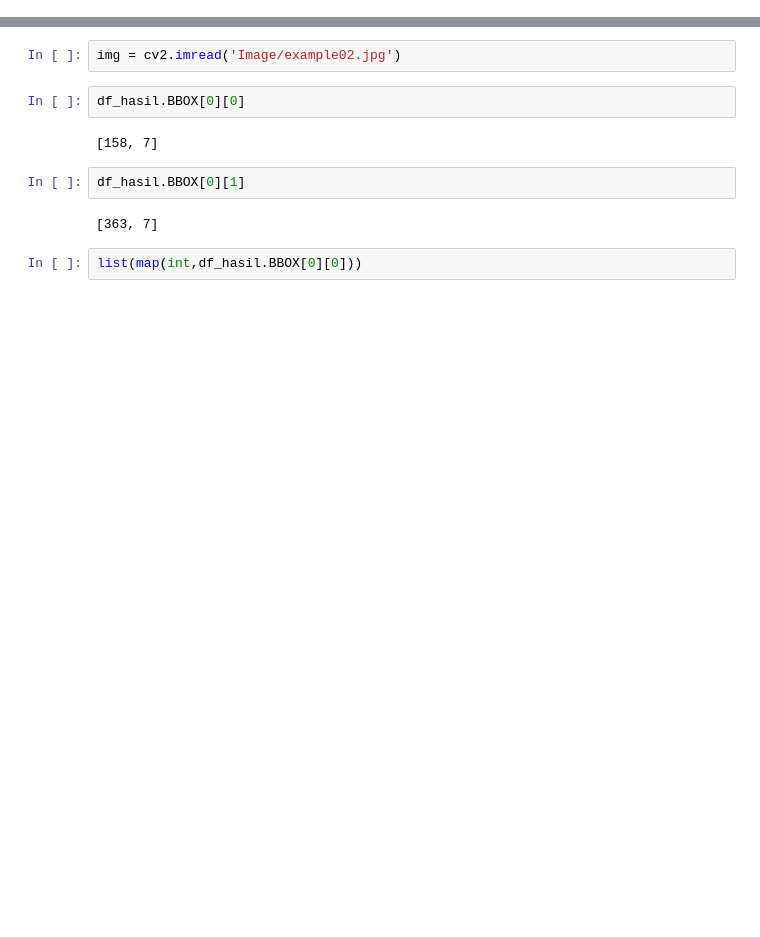
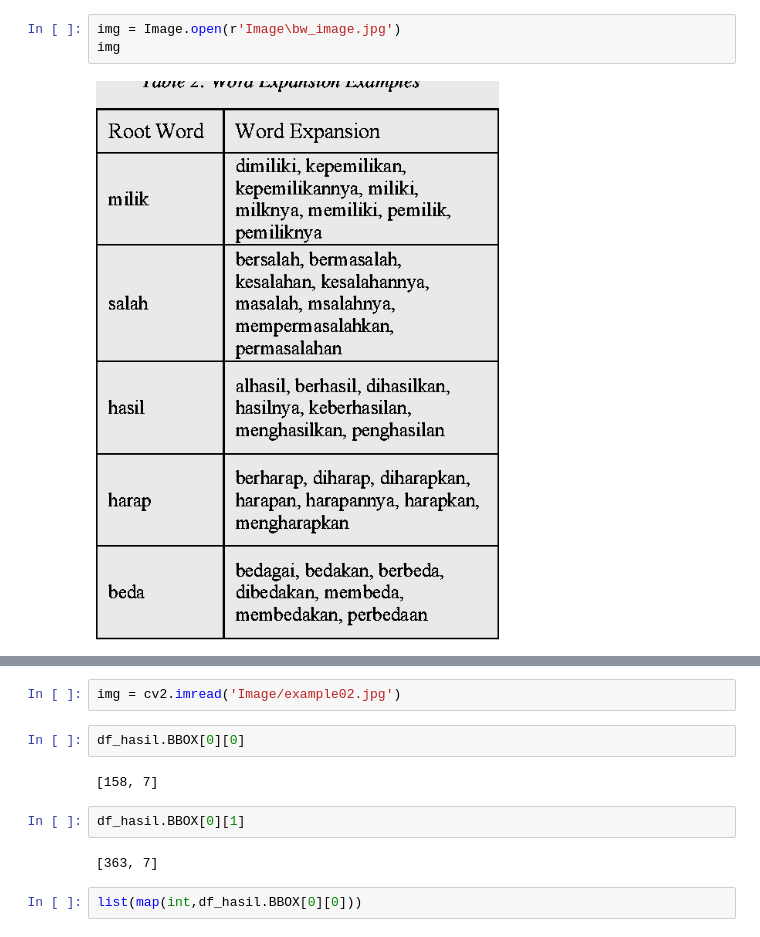
Before and after one commit to alrappie/Optical-Character-Recognition-OCR, a Jupyter notebook: OCR_easyocr.ipynb, the cells around one changed output, grey strips where cells are left out. Saved outputs shown, nothing was run; the diff lists cells and outputs as text; blank space fills up the shorter version.

```diff
--- a/OCR_easyocr.ipynb
+++ b/OCR_easyocr.ipynb
@@ -13,0 +11,5 @@ Progress: |███████████████████████
+# %%
+img = Image.open(r'Image\bw_image.jpg')
+img
+# %% [output]
+[figure, added]
```
Also changed, not shown: parts of 9 cells of this notebook, 4 other files.
